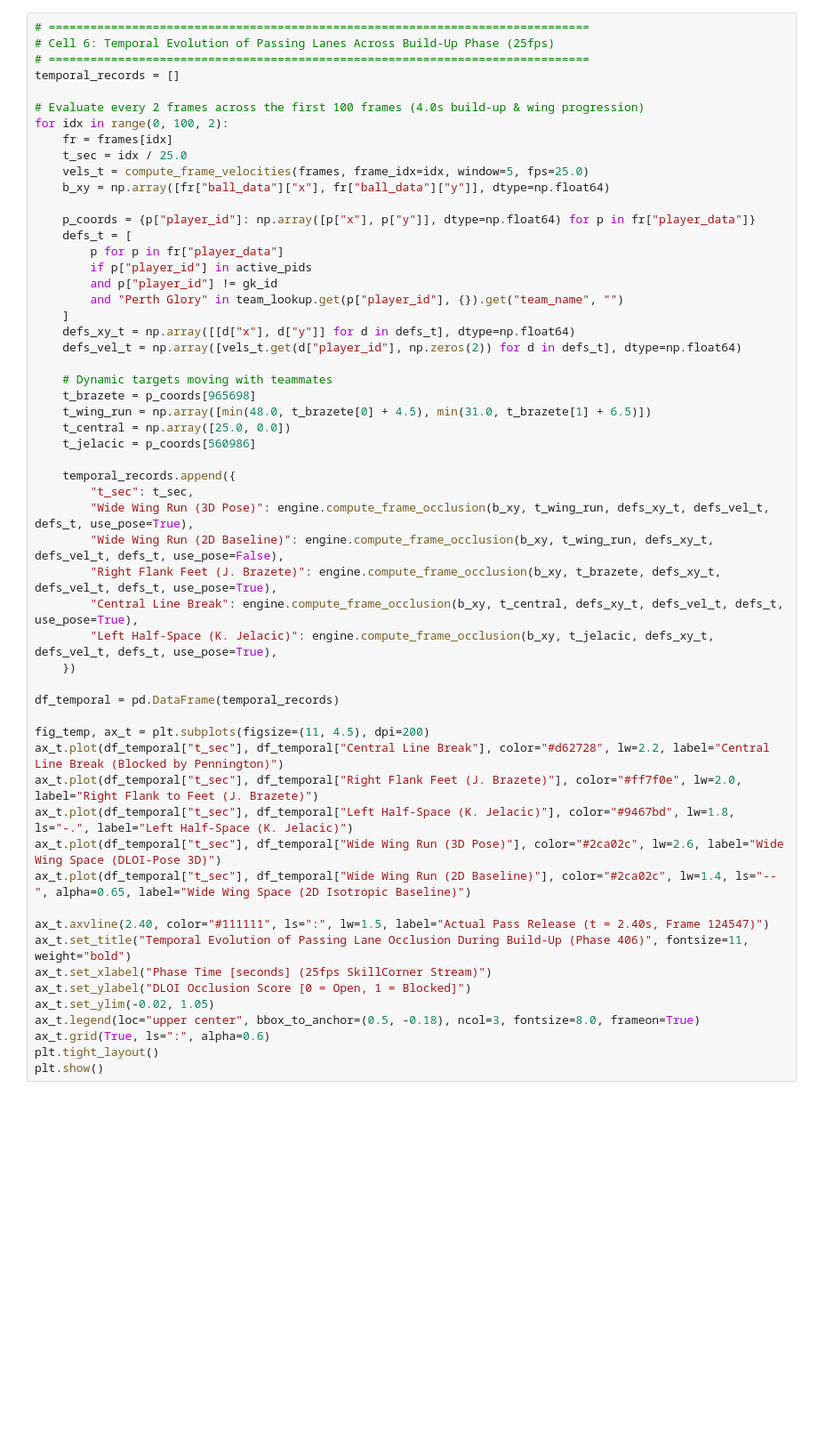
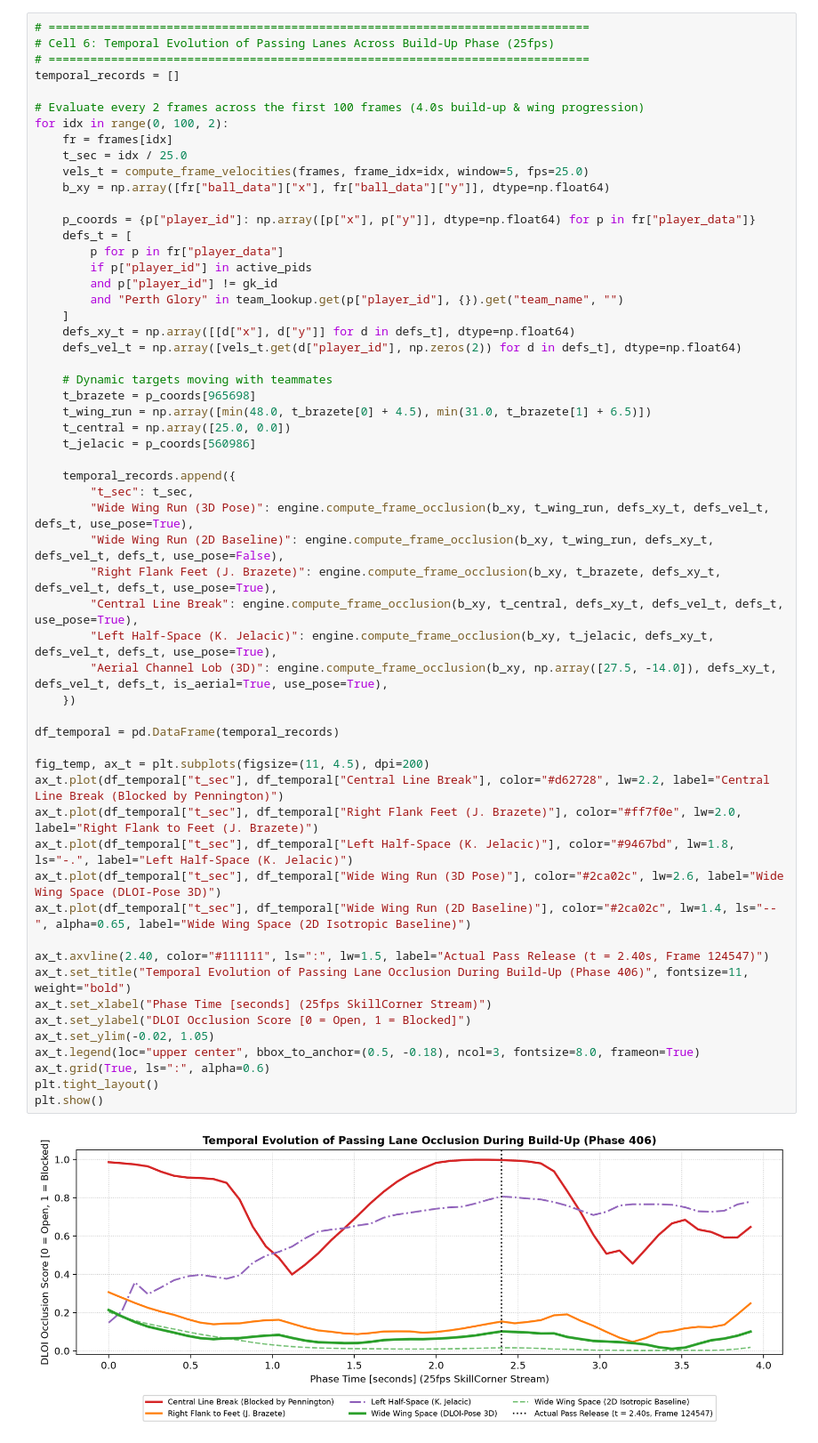
Before and after one commit to lukaspobisml/analytics_cup_2.0, a Jupyter notebook: notebooks/defensive_lane_occlusion.ipynb, the cells around one changed output. Shown at 89% size. Cells and saved outputs as stored; diff of their text form; blank space fills up the shorter version.

```diff
--- a/notebooks/defensive_lane_occlusion.ipynb
+++ b/notebooks/defensive_lane_occlusion.ipynb
@@ -190,33 +230,36 @@ for idx in range(0, 100, 2):
     t_central = np.array([25.0, 0.0])
     t_jelacic = p_coords[560986]
 
     temporal_records.append({
         "t_sec": t_sec,
         "Wide Wing Run (3D Pose)": engine.compute_frame_occlusion(b_xy, t_wing_run, defs_xy_t, defs_vel_t, defs_t, use_pose=True),
         "Wide Wing Run (2D Baseline)": engine.compute_frame_occlusion(b_xy, t_wing_run, defs_xy_t, defs_vel_t, defs_t, use_pose=False),
         "Right Flank Feet (J. Brazete)": engine.compute_frame_occlusion(b_xy, t_brazete, defs_xy_t, defs_vel_t, defs_t, use_pose=True),
         "Central Line Break": engine.compute_frame_occlusion(b_xy, t_central, defs_xy_t, defs_vel_t, defs_t, use_pose=True),
         "Left Half-Space (K. Jelacic)": engine.compute_frame_occlusion(b_xy, t_jelacic, defs_xy_t, defs_vel_t, defs_t, use_pose=True),
+        "Aerial Channel Lob (3D)": engine.compute_frame_occlusion(b_xy, np.array([27.5, -14.0]), defs_xy_t, defs_vel_t, defs_t, is_aerial=True, use_pose=True),
     })
 
 df_temporal = pd.DataFrame(temporal_records)
 
 fig_temp, ax_t = plt.subplots(figsize=(11, 4.5), dpi=200)
 ax_t.plot(df_temporal["t_sec"], df_temporal["Central Line Break"], color="#d62728", lw=2.2, label="Central Line Break (Blocked by Pennington)")
 ax_t.plot(df_temporal["t_sec"], df_temporal["Right Flank Feet (J. Brazete)"], color="#ff7f0e", lw=2.0, label="Right Flank to Feet (J. Brazete)")
 ax_t.plot(df_temporal["t_sec"], df_temporal["Left Half-Space (K. Jelacic)"], color="#9467bd", lw=1.8, ls="-.", label="Left Half-Space (K. Jelacic)")
 ax_t.plot(df_temporal["t_sec"], df_temporal["Wide Wing Run (3D Pose)"], color="#2ca02c", lw=2.6, label="Wide Wing Space (DLOI-Pose 3D)")
 ax_t.plot(df_temporal["t_sec"], df_temporal["Wide Wing Run (2D Baseline)"], color="#2ca02c", lw=1.4, ls="--", alpha=0.65, label="Wide Wing Space (2D Isotropic Baseline)")
 
 ax_t.axvline(2.40, color="#111111", ls=":", lw=1.5, label="Actual Pass Release (t = 2.40s, Frame 124547)")
 ax_t.set_title("Temporal Evolution of Passing Lane Occlusion During Build-Up (Phase 406)", fontsize=11, weight="bold")
 ax_t.set_xlabel("Phase Time [seconds] (25fps SkillCorner Stream)")
 ax_t.set_ylabel("DLOI Occlusion Score [0 = Open, 1 = Blocked]")
 ax_t.set_ylim(-0.02, 1.05)
 ax_t.legend(loc="upper center", bbox_to_anchor=(0.5, -0.18), ncol=3, fontsize=8.0, frameon=True)
 ax_t.grid(True, ls=":", alpha=0.6)
 plt.tight_layout()
 plt.show()
+# %% [output]
+[figure, added]
 # %%
 # ==============================================================================
 # Cell 7: Leave-One-Out Cover Shadow Attribution + 3D Scanning + Season OTIP Fusion
```
Also changed, not shown: parts of 7 cells of this notebook, 1 other file.
